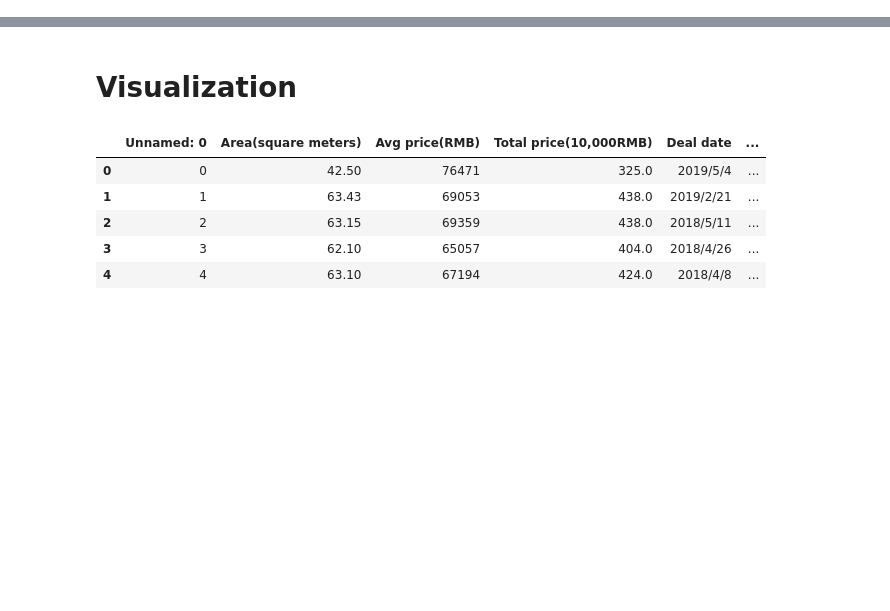
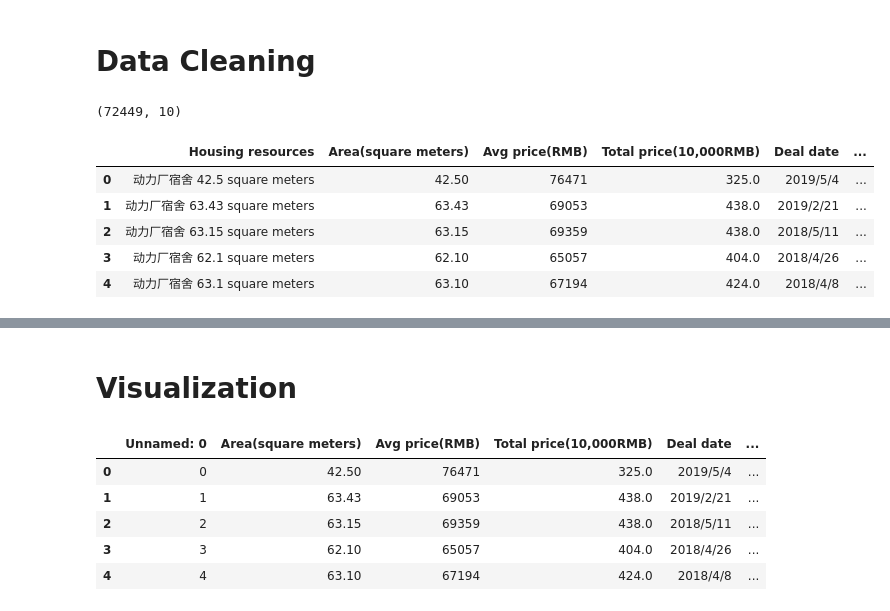
Before and after one commit to ShuweiLeung/ECE-143, a Jupyter notebook: visualization_prediction.ipynb, the cells around one changed output, grey strips where cells are left out. Drawn from its saved outputs; the diff is of its cells as text; code cells hidden in the pictures; blank space fills up the shorter version.

```diff
--- a/visualization_prediction.ipynb
+++ b/visualization_prediction.ipynb
@@ -0,0 +1,2 @@
+# %% [markdown]
+# Data Cleaning
@@ -0,0 +6,13 @@
+# %%
+df = pd.read_csv("dataset/house_data.csv")
+
+print(df.shape)
+df.head()
+# %% [output]
+(72449, 10)
+|  | Housing resources | Area(square meters) | Avg price(RMB) | Total price(10,000RMB) | Deal date | ... |
+| 0 | 动力厂宿舍 42.5 square meters | 42.50 | 76471 | 325.0 | 2019/5/4 | ... |
+| 1 | 动力厂宿舍 63.43 square meters | 63.43 | 69053 | 438.0 | 2019/2/21 | ... |
+| 2 | 动力厂宿舍 63.15 square meters | 63.15 | 69359 | 438.0 | 2018/5/11 | ... |
+| 3 | 动力厂宿舍 62.1 square meters | 62.10 | 65057 | 404.0 | 2018/4/26 | ... |
+| 4 | 动力厂宿舍 63.1 square meters | 63.10 | 67194 | 424.0 | 2018/4/8 | ... |
```
Also changed, not shown: parts of 19 cells of this notebook, 2 other files.
